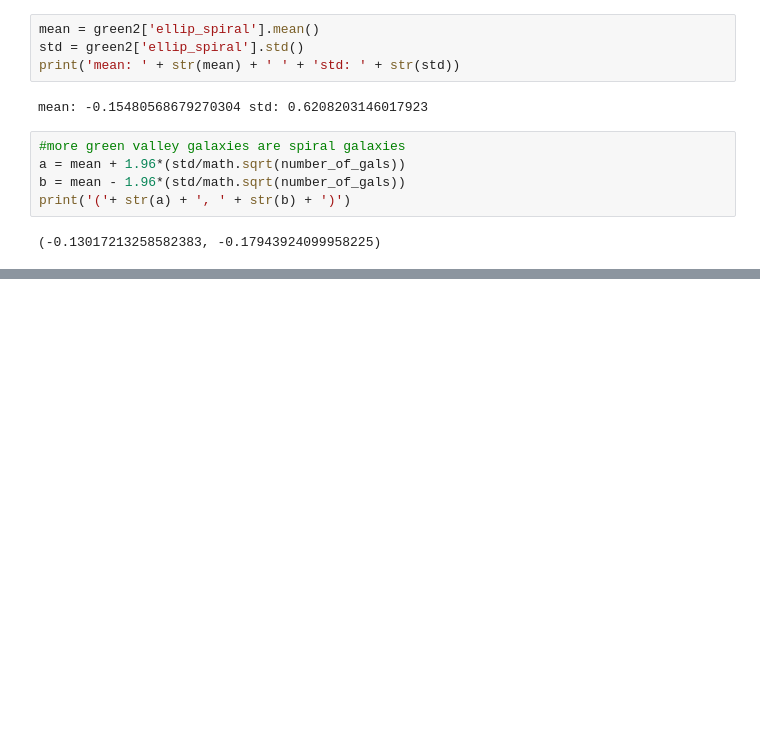
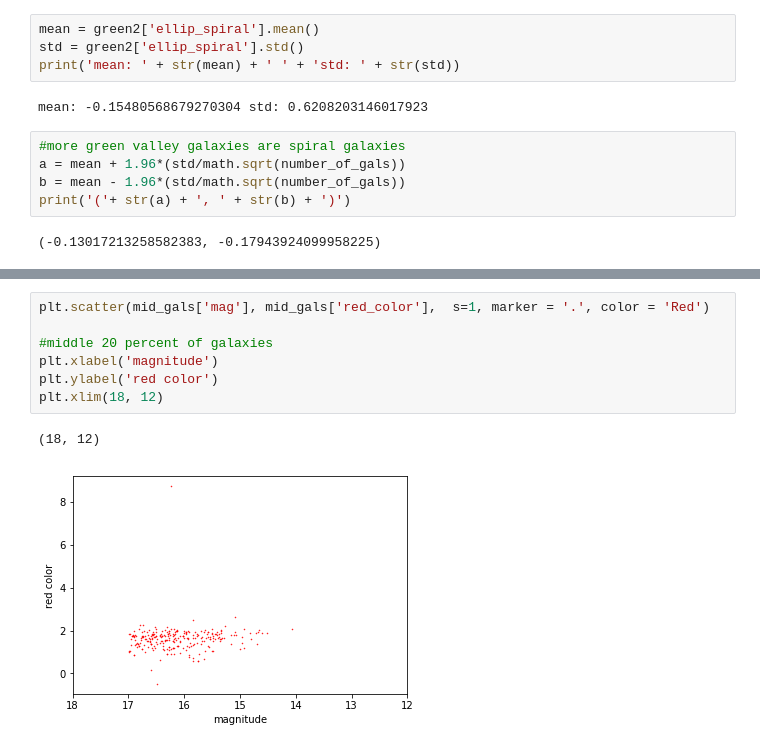
Before and after one commit to anikacave/morphology-analysis, a Jupyter notebook: Research.ipynb, the cells around one changed output, grey strips where cells are left out. Cells and saved outputs as stored; diff of their text form; blank space fills up the shorter version.

```diff
--- a/Research.ipynb
+++ b/Research.ipynb
@@ -400,0 +402,10 @@ plt.xlim(18, 12)
+# %%
+plt.scatter(mid_gals['mag'], mid_gals['red_color'],  s=1, marker = '.', color = 'Red')
+
+#middle 20 percent of galaxies
+plt.xlabel('magnitude')
+plt.ylabel('red color')
+plt.xlim(18, 12)
+# %% [output]
+(18, 12)
+[figure, added]
```
Also changed, not shown: parts of 2 cells of this notebook.
